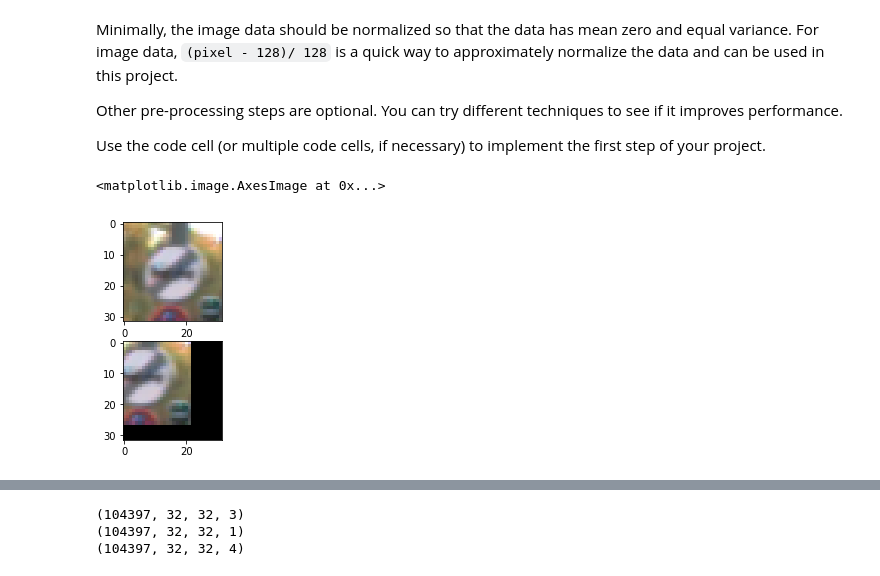
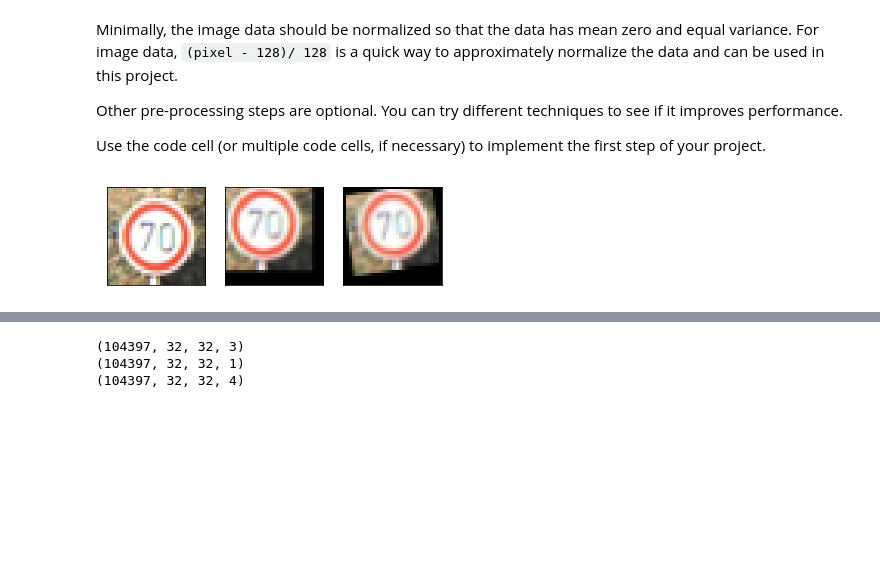
Before and after one commit to rjmoss/CarND-Traffic-Sign-Classifier-Project, a Jupyter notebook: Traffic_Sign_Classifier.ipynb, the cells around one changed output, grey strips where cells are left out. Drawn from its saved outputs; the diff is of its cells as text; code cells hidden in the pictures; blank space fills up the shorter version.

```diff
--- a/Traffic_Sign_Classifier.ipynb
+++ b/Traffic_Sign_Classifier.ipynb
@@ -217,15 +239,6 @@ def zoom_image(img, zoom_factor):
 # TODO: Skew
 def skew_image(img):
     pass
-# %%
-img = X_train[100]
-test_img = translate_image(img, -10, -5)
-fig, axes = plt.subplots(2)
-axes[0].imshow(img)
-axes[1].imshow(test_img)
-# %% [output]
-<matplotlib.image.AxesImage at 0x...>
-[figure, removed]
 # %%
 def generate_fakes(img, count):
     """
@@ -246,6 +259,21 @@ def generate_fakes(img, count):
         new_img = zoom_image(new_img, zoom)
         new_imgs.append(new_img)
     return new_imgs
+# %%
+img = X_train[8000]
+fakes = generate_fakes(img, 2)
+# test_img = translate_image(img, -10, -5)
+fig, axes = plt.subplots(1, 3)
+axes[0].imshow(img)
+axes[1].imshow(fakes[0])
+axes[2].imshow(fakes[1])
+for ax in axes:
+    ax.get_xaxis().set_visible(False)
+    ax.get_yaxis().set_visible(False)
+
+# fig.savefig('./Writeup/augmentation_examples.jpg', bbox_inches='tight')
+# %% [output]
+[figure, added]
 # %%
 FAKE_COUNT = 2
 # X_train_generated = None
```
Also changed, not shown: parts of 17 cells of this notebook, 5 other files.
